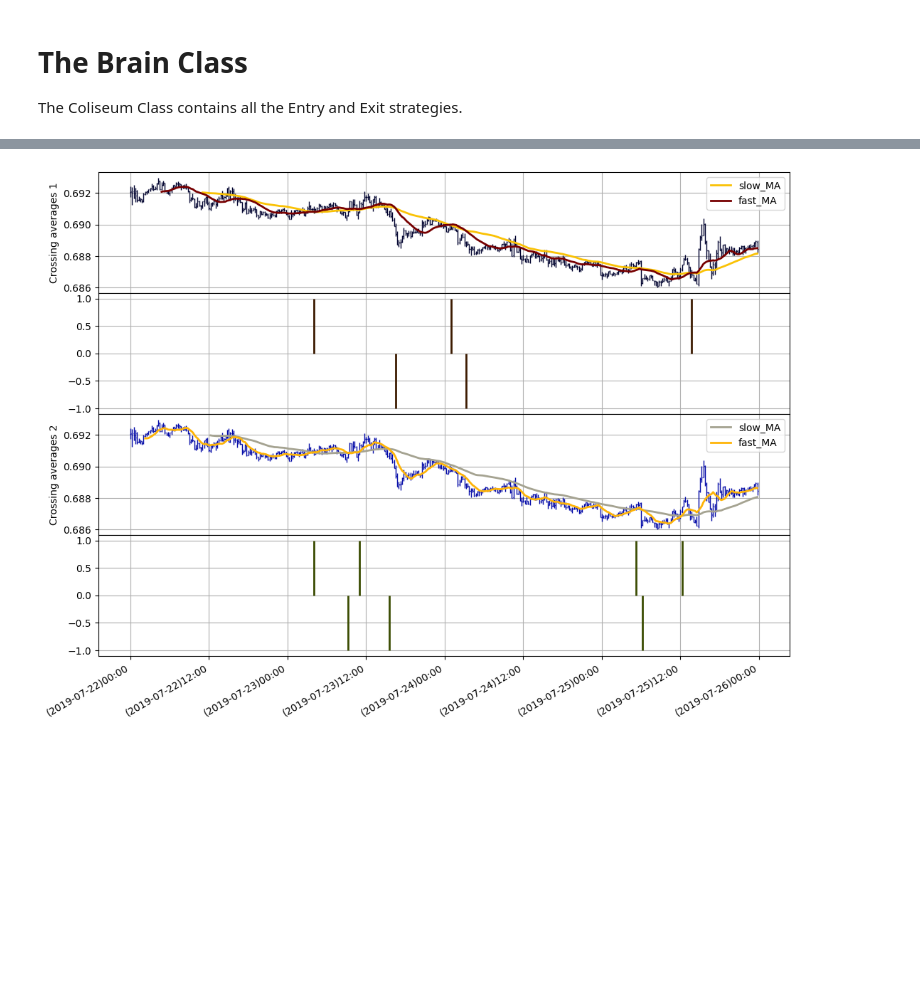
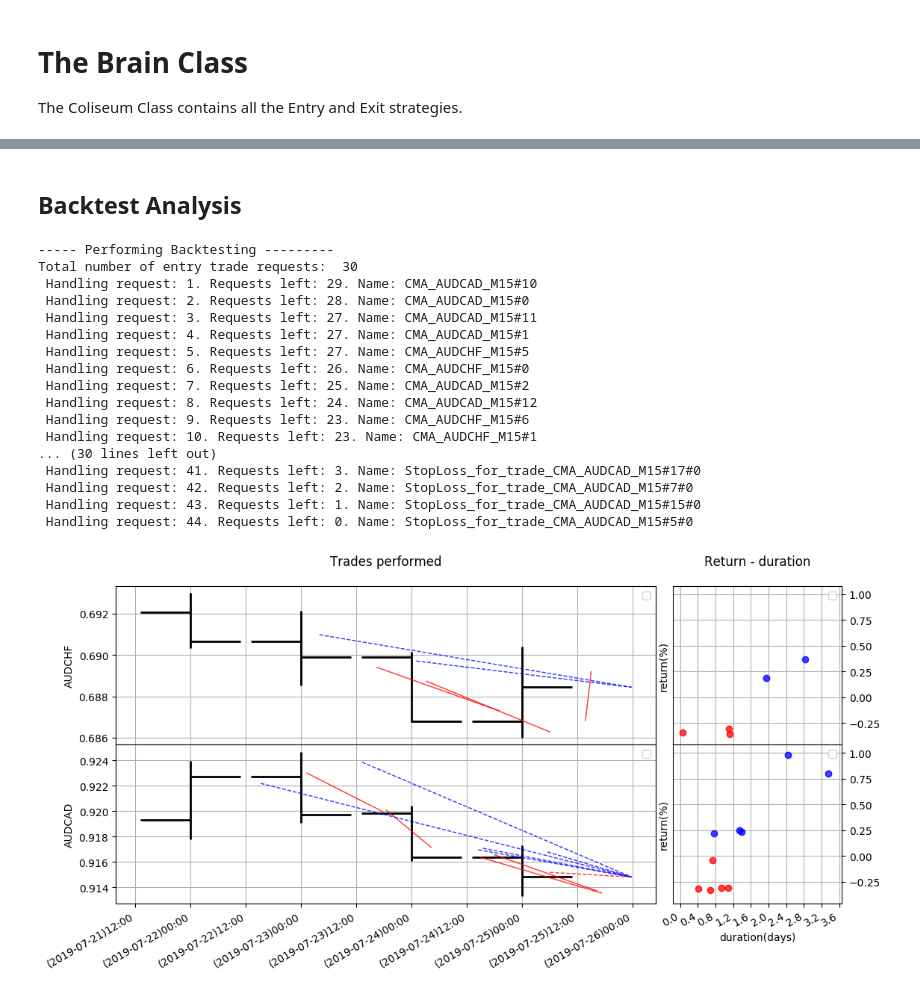
Before and after one commit to manuwhs/traphing, a Jupyter notebook: notebooks/4.0 Brain.ipynb, the cells around one changed output, grey strips where cells are left out. Saved outputs shown, nothing was run; the diff lists cells and outputs as text; code cells hidden in the pictures; blank space fills up the shorter version.

Commit message:
Notebooks improved, refactored code, Backtest_Batch done, small bug fixed, cleaned code and added types and comments following doc standards

```diff
--- a/notebooks/4.0 Brain.ipynb
+++ b/notebooks/4.0 Brain.ipynb
@@ -30,8 +30,8 @@ folder_images = "./images/python_generated/strategies/"
 
 Strategies work on porfolio objects, they are part of them.
 # %%
-symbol_names_list = ["AUDCHF"]
-timeframes_list = [Timeframes.M15]
+symbol_names_list = ["AUDCHF", "AUDCAD"]
+timeframes_list = [Timeframes.M15, Timeframes.D1]
 portfolio_name = "my_portfolio"
 
 storage_folder = "../tests/data/storage/"
@@ -99,31 +80,57 @@ brain.coliseum.compute_requests_queue().qsize()
+# %% [markdown]
+## Backtest Analysis
+# %%
+from traphing import BacktestAnalysis
+backtest_analysis = BacktestAnalysis(brain)
+trade_analysis_df = backtest_analysis.backtest()
+
+#backtest_analysis.print_summary()
+#backtest_analysis.print_gains()
+# %% [output]
+----- Performing Backtesting ---------
+Total number of entry trade requests:  30
+ Handling request: 1. Requests left: 29. Name: CMA_AUDCAD_M15#10
+ Handling request: 2. Requests left: 28. Name: CMA_AUDCAD_M15#0
+ Handling request: 3. Requests left: 27. Name: CMA_AUDCAD_M15#11
+ Handling request: 4. Requests left: 27. Name: CMA_AUDCAD_M15#1
+ Handling request: 5. Requests left: 27. Name: CMA_AUDCHF_M15#5
+ Handling request: 6. Requests left: 26. Name: CMA_AUDCHF_M15#0
+ Handling request: 7. Requests left: 25. Name: CMA_AUDCAD_M15#2
+ Handling request: 8. Requests left: 24. Name: CMA_AUDCAD_M15#12
+ Handling request: 9. Requests left: 23. Name: CMA_AUDCHF_M15#6
+ Handling request: 10. Requests left: 23. Name: CMA_AUDCHF_M15#1
+... (30 lines left out)
+ Handling request: 41. Requests left: 3. Name: StopLoss_for_trade_CMA_AUDCAD_M15#17#0
+ Handling request: 42. Requests left: 2. Name: StopLoss_for_trade_CMA_AUDCAD_M15#7#0
+ Handling request: 43. Requests left: 1. Name: StopLoss_for_trade_CMA_AUDCAD_M15#15#0
+ Handling request: 44. Requests left: 0. Name: StopLoss_for_trade_CMA_AUDCAD_M15#5#0
 # %%
-image_name = "entry_and_exit.png"; img_path = folder_images + image_name
+image_name = "backtest_strategies.png"; img_path = folder_images + image_name
+
+symbol_names_list_plot = symbol_names_list
+size_inches = [12, 5]
 gl.init_figure()
+n_rows, n_cols = len(symbol_names_list_plot),4
 
-n_strategies = len(coliseum.entry_strategies_ids_list)
+axes_list = [[],[]]
+ax1, ax2 = None, None
 
-n_rows, n_cols = n_strategies*2,1; size_inches = [12, 8]
-ax = None; axes_list = []
-for i in range(n_strategies*2):
-    ax = gl.subplot2grid((n_rows, n_cols),(i,0), sharex = ax)
-    axes_list.append(ax)
+for i in range (n_rows):
+    ax1 = gl.subplot2grid((n_rows, n_cols),(i,0), sharex = ax1, colspan = n_cols-1)
+    ax2 = gl.subplot2grid((n_rows, n_cols),(i,n_cols-1), sharex = ax2, sharey = ax2)
+    ax2.yaxis.tick_right()
 
-i = 0
-for strategy_id in coliseum.entry_strategies_ids_list:
-    ax1 = axes_list[i*2]; ax2 = axes_list[i*2+1]
-    entry_strategy = coliseum.get_entry_strategy(strategy_id)
-    entry_strategy_series = entry_strategy.compute_strategy_series()
-    entry_series = entry_strategy.compute_entry_series()
+    symbol_name = symbol_names_list_plot[i]
+    velas = portfolio[symbol_name][Timeframes.D1]
 
-    portfolio[symbol_name][timeframe].plot_barchart(axes = ax1, labels = ["", "", strategy_id])
-    gl.plot(entry_strategy_series.index, entry_strategy_series, legend = list(entry_strategy_series.columns), axes =ax1)
+    velas.plot_barchart(axes = ax1, labels = ["Trades performed","",symbol_name], color = "k", lw = 2)
+    backtest_analysis.plot_trades(ax1, symbol_name)
 
-    gl.stem(entry_strategy_series.index,entry_series, axes = ax2, legend = "Trades")
+    backtest_analysis.plot_return_duration_scatter(ax2, symbol_name)
+    axes_list[0].append(ax1); axes_list[1].append(ax2)
 
-    i = i+1
-gl.subplots_adjust(left=.09, bottom=.10, right=.90, top=.95, wspace=.20, hspace=0, hide_xaxis = True)
-
+gl.subplots_adjust(left=.09, bottom=.10, right=.90, top=.95, wspace=.10, hspace=0, hide_xaxis = True, axes_by_columns = axes_list)
 gl.save_figure(img_path, dpi = 100, size_inches = size_inches, close = True)
 Image(img_path)
 # %% [output]
-[figure, old version]
+[figure, new version]
```
Also changed, not shown: parts of 4 cells of this notebook, 25 other files.
